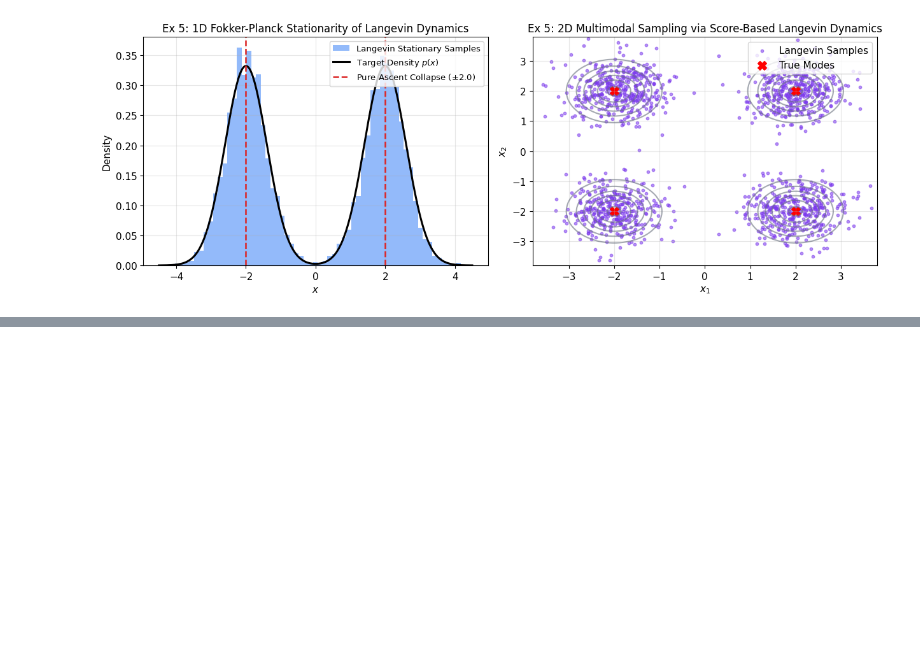
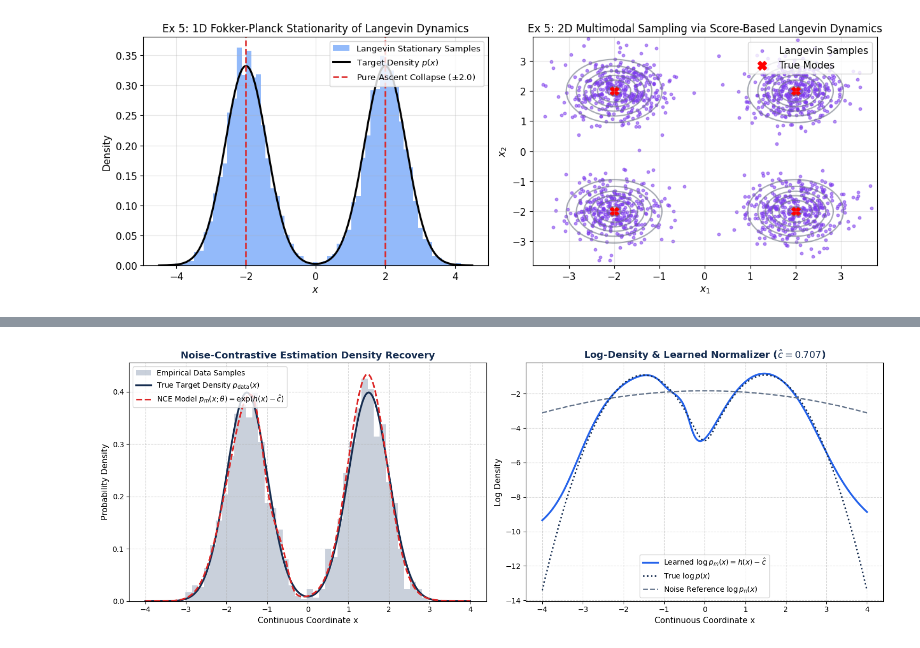
Before and after one commit to xuanxinjushi/mathematics-for-ai-machine-learning, a Jupyter notebook: chapter17-score-function-and-energy-based-models/code/proj.ipynb, the cells around one changed output, grey strips where cells are left out. Cells and saved outputs as stored; diff of their text form; code cells hidden in the pictures; blank space fills up the shorter version.

```diff
--- a/chapter17-score-function-and-energy-based-models/code/proj.ipynb
+++ b/chapter17-score-function-and-energy-based-models/code/proj.ipynb
@@ -323,0 +449,93 @@ Ex 5 | Langevin Dynamics    intra-mode std: 0.5985 (True std = 0.6000)
+# %%
+# Lab 6: Noise-Contrastive Estimation for Density & Normalizer Estimation
+import numpy as np
+import torch
+import torch.nn as nn
+import torch.optim as optim
+import matplotlib.pyplot as plt
+
+np.random.seed(42)
+torch.manual_seed(42)
+
+N_d = 2000
+nu = 4
+m = np.random.rand(N_d) < 0.5
+x_data = np.where(m, np.random.randn(N_d)*0.5 - 1.5, np.random.randn(N_d)*0.5 + 1.5)
+x_noise = np.random.randn(N_d * nu) * 2.5
+
+class NCEModel(nn.Module):
+    def __init__(self):
+        super().__init__()
+        self.net = nn.Sequential(
+            nn.Linear(1, 32),
+            nn.Tanh(),
+            nn.Linear(32, 32),
+            nn.Tanh(),
+            nn.Linear(32, 1)
+        )
+        self.c = nn.Parameter(torch.tensor(0.5))
+    def forward(self, x):
+        return self.net(x)
+
+nce_net = NCEModel()
+opt_nce = optim.Adam(nce_net.parameters(), lr=0.01)
+
+def log_pn(x):
+    return -0.5 * np.log(2.0 * np.pi * 2.5**2) - (x**2) / (2.0 * 2.5**2)
+
+x_d_t = torch.tensor(x_data, dtype=torch.float32).unsqueeze(1)
+x_n_t = torch.tensor(x_noise, dtype=torch.float32).unsqueeze(1)
+log_pn_d = torch.tensor(log_pn(x_data), dtype=torch.float32).unsqueeze(1)
+log_pn_n = torch.tensor(log_pn(x_noise), dtype=torch.float32).unsqueeze(1)
+log_nu = np.log(nu)
+
+for step in range(350):
+    opt_nce.zero_grad()
+    h_d = nce_net(x_d_t)
+    diff_d = h_d - nce_net.c - log_pn_d - log_nu
+    loss_d = -torch.mean(torch.log(torch.sigmoid(diff_d) + 1e-8))
+
+    h_n = nce_net(x_n_t)
+    diff_n = h_n - nce_net.c - log_pn_n - log_nu
+    loss_n = -torch.mean(torch.log(1.0 - torch.sigmoid(diff_n) + 1e-8)) * nu
+
+    loss = loss_d + loss_n
+    loss.backward()
+    opt_nce.step()
+
+learned_c = nce_net.c.item()
+print("=== Lab 6: Noise-Contrastive Estimation Results ===")
+print(f"True Log Normalizing Constant   ln Z_true: 0.0000 (Target density is normalized)")
+print(f"Learned Log Normalizer Parameter       c : {learned_c:.4f}")
+
+x_eval = np.linspace(-4.0, 4.0, 200)
+x_eval_t = torch.tensor(x_eval, dtype=torch.float32).unsqueeze(1)
+with torch.no_grad():
+    h_eval = nce_net(x_eval_t).squeeze().numpy()
+pm_eval = np.exp(h_eval - learned_c)
+
+p_true = 0.5 * (np.exp(-0.5 * ((x_eval + 1.5)/0.5)**2)/(0.5*np.sqrt(2*np.pi)) +
+                np.exp(-0.5 * ((x_eval - 1.5)/0.5)**2)/(0.5*np.sqrt(2*np.pi)))
+
+fig, (ax1, ax2) = plt.subplots(1, 2, figsize=(15, 5.5), facecolor='#ffffff')
+ax1.hist(x_data, bins=40, density=True, color='#94a3b8', alpha=0.5, label='Empirical Data Samples')
+ax1.plot(x_eval, p_true, color='#162d50', lw=2.5, label=r'True Target Density $p_{\mathrm{data}}(x)$')
+ax1.plot(x_eval, pm_eval, color='#dc2626', lw=2.2, linestyle='--', label=rf'NCE Model $p_m(x;\theta) = \exp(h(x) - \hat{{c}})$')
+ax1.set_title('Noise-Contrastive Estimation Density Recovery', fontsize=13, fontweight='bold', color='#162d50')
+ax1.set_xlabel('Continuous Coordinate x', fontsize=11)
+ax1.set_ylabel('Probability Density', fontsize=11)
+ax1.grid(True, linestyle='--', alpha=0.5)
+ax1.legend(fontsize=10)
+
+ax2.plot(x_eval, h_eval - learned_c, color='#2563eb', lw=2.5, label=r'Learned $\log p_m(x) = h(x) - \hat{c}$')
+ax2.plot(x_eval, np.log(p_true + 1e-12), color='#162d50', lw=2.0, linestyle=':', label=r'True $\log p(x)$')
+ax2.plot(x_eval, log_pn(x_eval), color='#64748b', lw=1.8, linestyle='--', label=r'Noise Reference $\log p_n(x)$')
+ax2.set_title(rf'Log-Density & Learned Normalizer ($\hat{{c}} = {learned_c:.3f}$)', fontsize=13, fontweight='bold', color='#162d50')
+ax2.set_xlabel('Continuous Coordinate x', fontsize=11)
+ax2.set_ylabel('Log Density', fontsize=11)
+ax2.grid(True, linestyle='--', alpha=0.5)
+ax2.legend(fontsize=10)
+
+plt.tight_layout()
+plt.show()
+# %% [output]
@@ -323,0 +545 @@ Ex 5 | Langevin Dynamics    intra-mode std: 0.5985 (True std = 0.6000)
+[figure, added]
```
Also changed, not shown: parts of 9 cells of this notebook, 22 other files.
